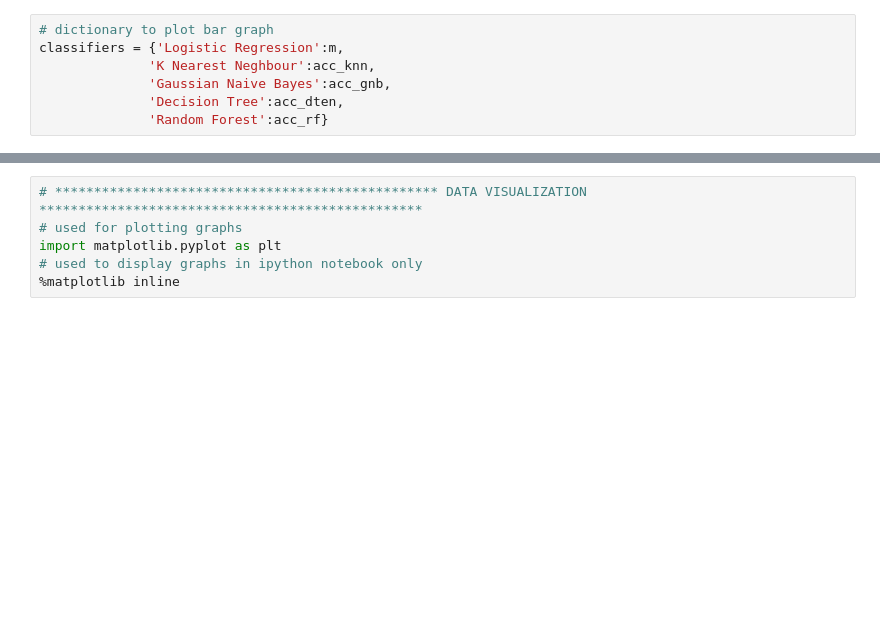
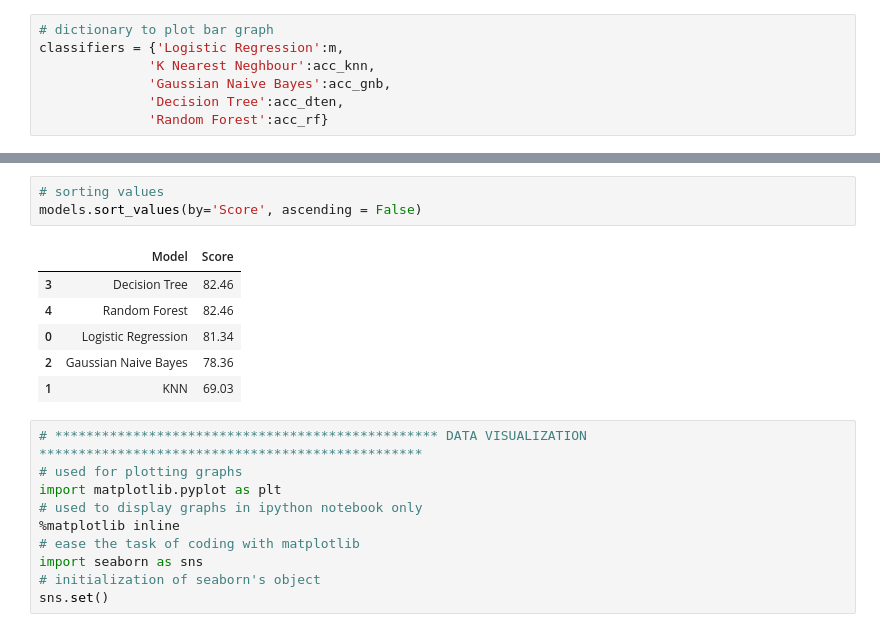
Before and after one commit to PALAKAGGARWAL62/Titanic_survival, a Jupyter notebook: titanic_case_study.ipynb, the cells around one changed output, grey strips where cells are left out. Saved outputs shown, nothing was run; the diff lists cells and outputs as text; blank space fills up the shorter version.

```diff
--- a/titanic_case_study.ipynb
+++ b/titanic_case_study.ipynb
@@ -208,7 +222,21 @@ classifiers = {'Logistic Regression':m,
+# %%
+# sorting values
+models.sort_values(by='Score', ascending = False)
+# %% [output]
+|  | Model | Score |
+| 3 | Decision Tree | 82.46 |
+| 4 | Random Forest | 82.46 |
+| 0 | Logistic Regression | 81.34 |
+| 2 | Gaussian Naive Bayes | 78.36 |
+| 1 | KNN | 69.03 |
 # %%
 # ************************************************* DATA VISUALIZATION *************************************************
 # used for plotting graphs
 import matplotlib.pyplot as plt
 # used to display graphs in ipython notebook only
 %matplotlib inline
+# ease the task of coding with matplotlib
+import seaborn as sns
+# initialization of seaborn's object
+sns.set()
 # %%
```
Also changed, not shown: parts of 5 cells of this notebook.
